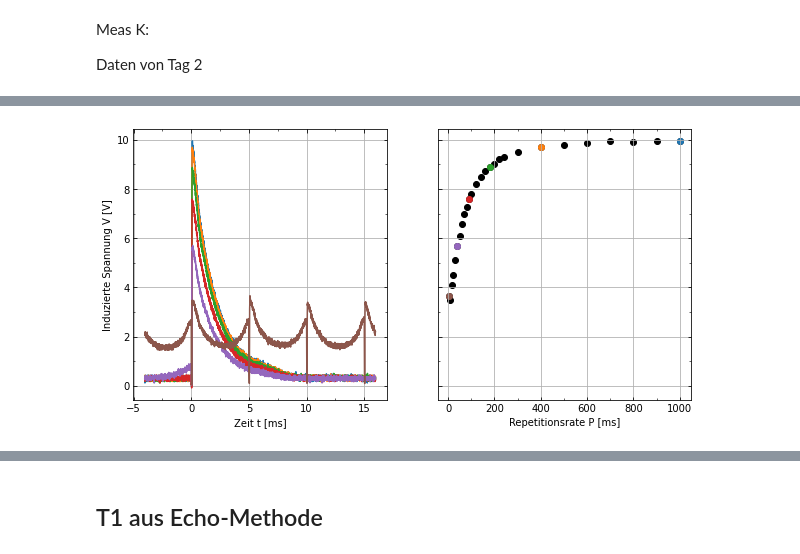
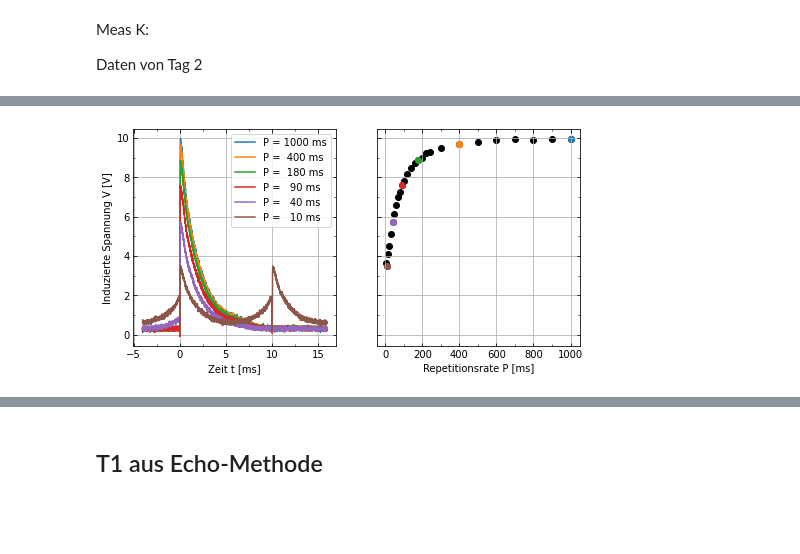
Before and after one commit to kolja-wagner/nmr_fkp, a Jupyter notebook: 01lmo t1.ipynb, the cells around one changed output, grey strips where cells are left out. Drawn from its saved outputs; the diff is of its cells as text; code cells hidden in the pictures; blank space fills up the shorter version.

```diff
--- a/01lmo t1.ipynb
+++ b/01lmo t1.ipynb
@@ -95,22 +74,35 @@ from func import ticks_handle
 # %%
-fig, (ax, bx) = plt.subplots(1, 2, figsize=(10, 5), sharey=True)
-inds = [0, 6, 11, 16, 21, 26]
-data.plot(x="time",y=[labels[i] for i in inds], ax=ax)
+split=False
+if not split:
+    fig, (ax, bx) = plt.subplots(1, 2, figsize=(8, 4), sharey=True)
+else:
+    fig1, (ax) = plt.subplots(figsize=(4, 4))
+    fig2, (bx) = plt.subplots(figsize=(4, 4))
+
+inds = [0, 6, 11, 16, 21, 25]
+data.plot(x="time",y=[labels[i] for i in inds], ax=ax,
+          label=[f'P = {P[i]:4.0f} ms' for i in inds])
 ax.set_xlabel("Zeit t [ms]")
 ax.set_ylabel("Induzierte Spannung V [V]")
-ax.legend().remove()
-ticks_handle(ax, which='both')
+ax.legend()
 
 bx.scatter(P, M, color='black')
 for idx in inds:
     bx.scatter(P[idx], M[idx])
 bx.set_xlabel("Repetitionsrate P [ms]")
-ax.set_ylabel("Induzierte Spannung V [V]")
-# fig.suptitle("T1 from Period (dataset 2)")
+bx.set_ylabel("Induzierte Spannung V [V]")
+bx.set_ylim(*ax.get_ylim())
+
 ax.grid()
 bx.grid()
+ticks_handle(ax, which='both')
 ticks_handle(bx, which='both')
-plt.savefig('IMAGES/lmo_t1_periode.png')
+
+if not split:
+    fig.savefig('IMAGES/lmo_t1_periode.png')
+else:
+    fig1.savefig('IMAGES/lmo_t1_periode_a.png')
+    fig2.savefig('IMAGES/lmo_t1_periode_b.png')
 plt.show()
 # %% [output]
-[figure, old version]
+[figure, new version]
```
Also changed, not shown: parts of 4 cells of this notebook, 5 other files.
